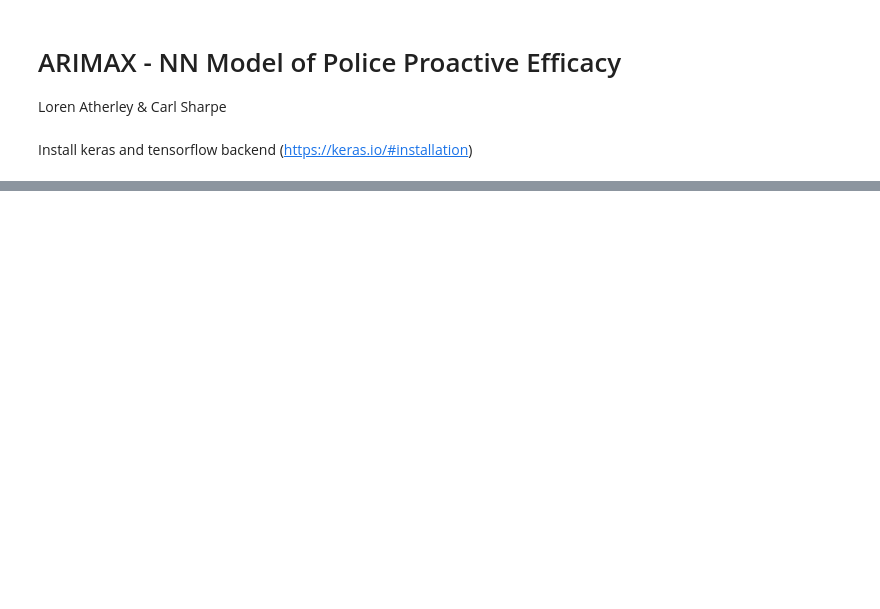
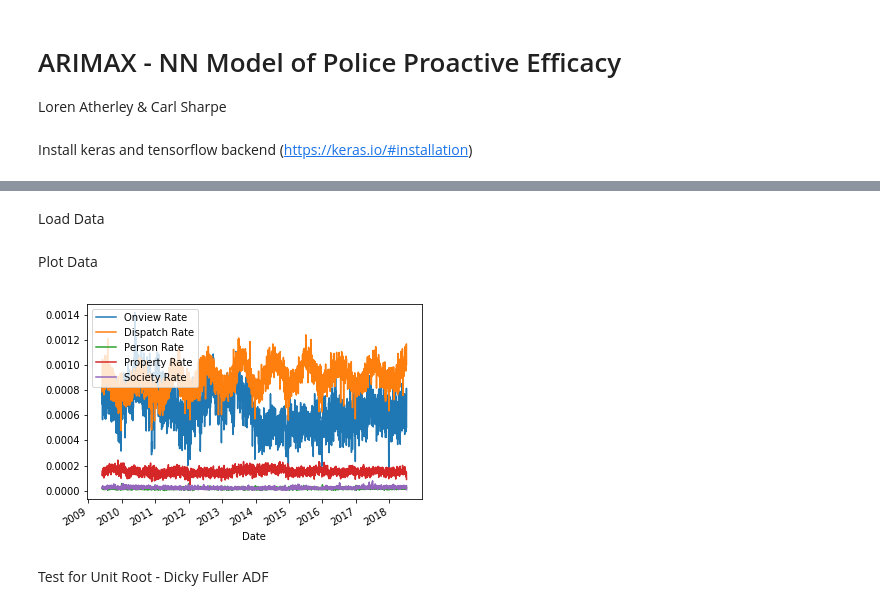
Before and after one commit to latherley/ARIMAX-NN, a Jupyter notebook: ARIMAX - NN Model.ipynb, the cells around one changed output, grey strips where cells are left out. Saved outputs shown, nothing was run; the diff lists cells and outputs as text; code cells hidden in the pictures; blank space fills up the shorter version.

```diff
--- a/ARIMAX - NN Model.ipynb
+++ b/ARIMAX - NN Model.ipynb
@@ -52,0 +16,2 @@ SyntaxError: invalid character in identifier (<ipython-input-29-36704bb13fd9>, l
+# %% [markdown]
+Load Data
@@ -52,0 +20,9 @@ SyntaxError: invalid character in identifier (<ipython-input-29-36704bb13fd9>, l
+# %% [markdown]
+Plot Data
+# %%
+df[['Onview Rate','Dispatch Rate','Person Rate','Property Rate','Society Rate']].plot()
+plt.show()
+# %% [output]
+[figure, added]
+# %% [markdown]
+Test for Unit Root - Dicky Fuller ADF
```
Also changed, not shown: parts of 9 cells of this notebook, 4 other files.
